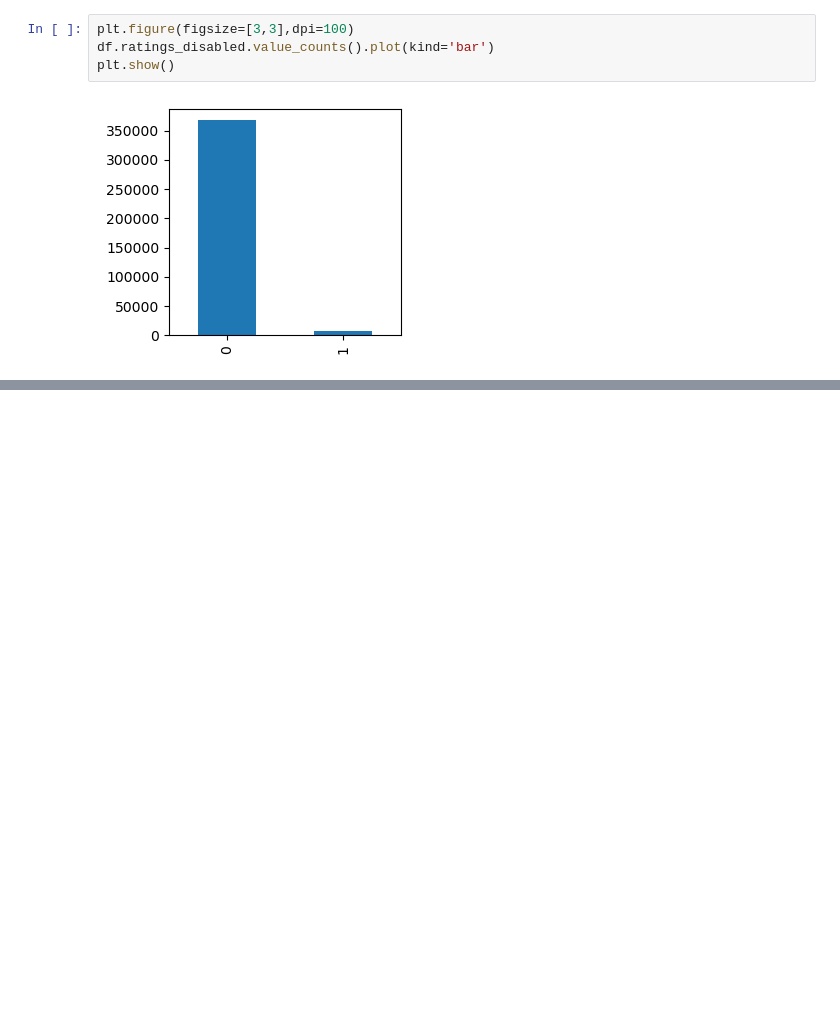
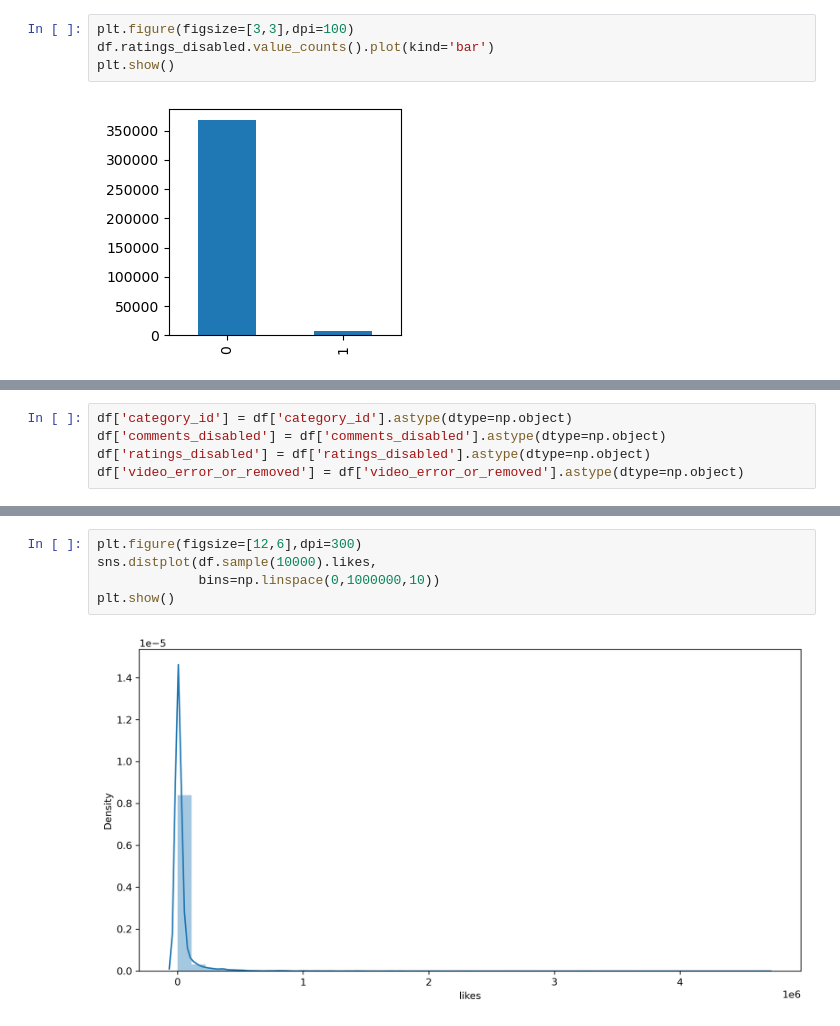
Before and after one commit to ashen007/youtube_trending, a Jupyter notebook: trending.ipynb, the cells around one changed output, grey strips where cells are left out. Drawn from its saved outputs; the diff is of its cells as text; blank space fills up the shorter version.

Commit message:
distribution of features - histograms

```diff
--- a/trending.ipynb
+++ b/trending.ipynb
@@ -339,0 +351,5 @@ plt.show()
+# %%
+df['category_id'] = df['category_id'].astype(dtype=np.object)
+df['comments_disabled'] = df['comments_disabled'].astype(dtype=np.object)
+df['ratings_disabled'] = df['ratings_disabled'].astype(dtype=np.object)
+df['video_error_or_removed'] = df['video_error_or_removed'].astype(dtype=np.object)
@@ -339,0 +401,7 @@ plt.show()
+# %%
+plt.figure(figsize=[12,6],dpi=300)
+sns.distplot(df.sample(10000).likes,
+             bins=np.linspace(0,1000000,10))
+plt.show()
+# %% [output]
+[figure, added]
```
Also changed, not shown: parts of 10 cells of this notebook.
